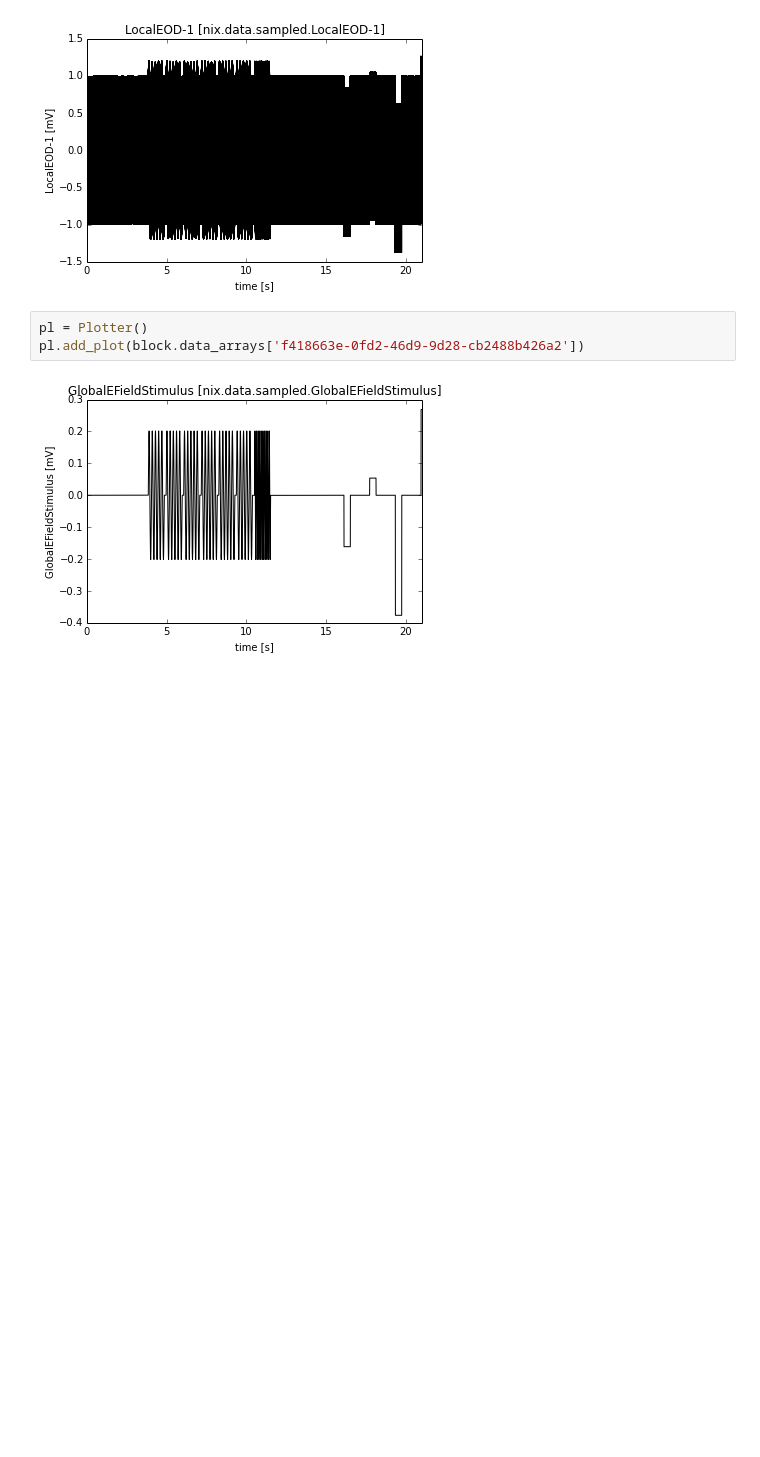
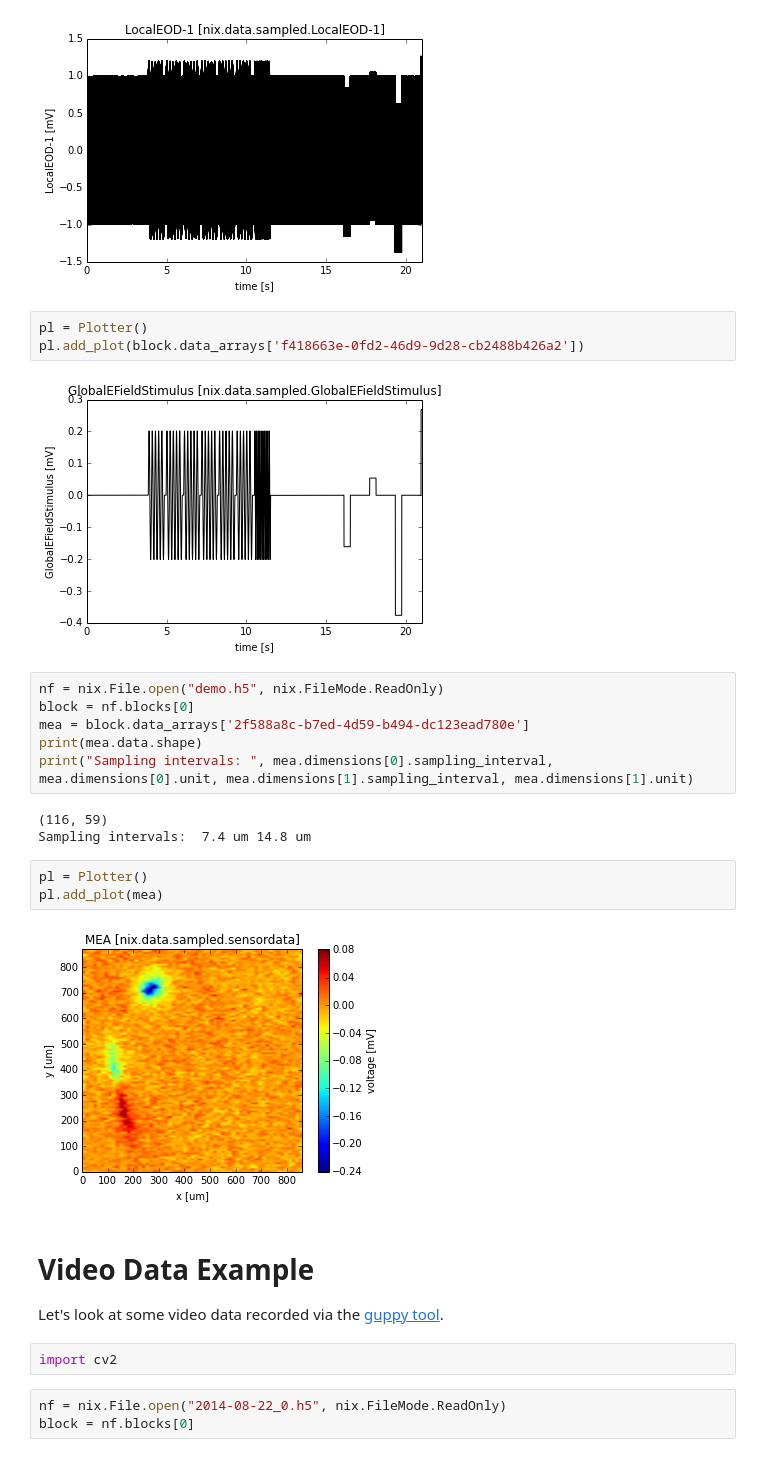
Before and after one commit to G-Node/nix-demo, a Jupyter notebook: NIX INCF TF Meeting 2014.ipynb, the cells around one changed output. Cells and saved outputs as stored; diff of their text form; blank space fills up the shorter version.

```diff
--- a/NIX INCF TF Meeting 2014.ipynb
+++ b/NIX INCF TF Meeting 2014.ipynb
@@ -187,3 +192,27 @@ pl = Plotter()
 pl.add_plot(block.data_arrays['f418663e-0fd2-46d9-9d28-cb2488b426a2'])
 # %% [output]
 [figure]
+# %%
+nf = nix.File.open("demo.h5", nix.FileMode.ReadOnly)
+block = nf.blocks[0]
+mea = block.data_arrays['2f588a8c-b7ed-4d59-b494-dc123ead780e']
+print(mea.data.shape)
+print("Sampling intervals: ", mea.dimensions[0].sampling_interval, mea.dimensions[0].unit, mea.dimensions[1].sampling_interval, mea.dimensions[1].unit)
+# %% [output]
+(116, 59)
+Sampling intervals:  7.4 um 14.8 um
+# %%
+pl = Plotter()
+pl.add_plot(mea)
+# %% [output]
+[figure, added]
+# %% [markdown]
+Video Data Example
+==================
+
+Let's look at some video data recorded via the [guppy tool](https://github.com/jgrewe/guppy).
+# %%
+import cv2
+# %%
+nf = nix.File.open("2014-08-22_0.h5", nix.FileMode.ReadOnly)
+block = nf.blocks[0]
```
Also changed, not shown: parts of 17 cells of this notebook.
